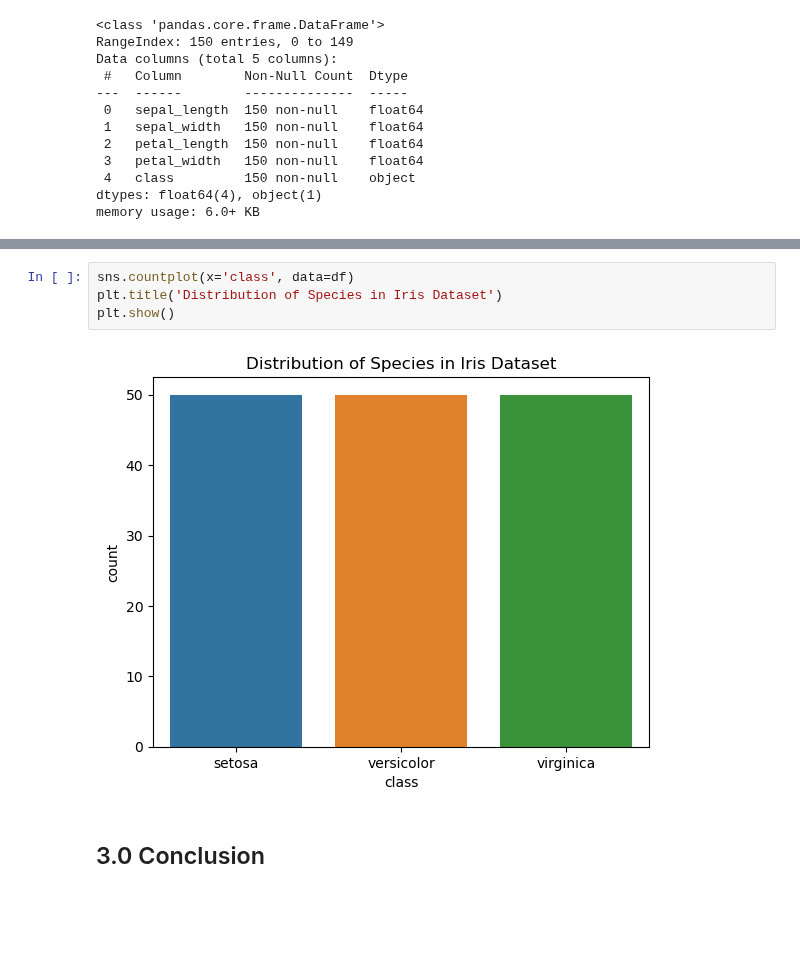
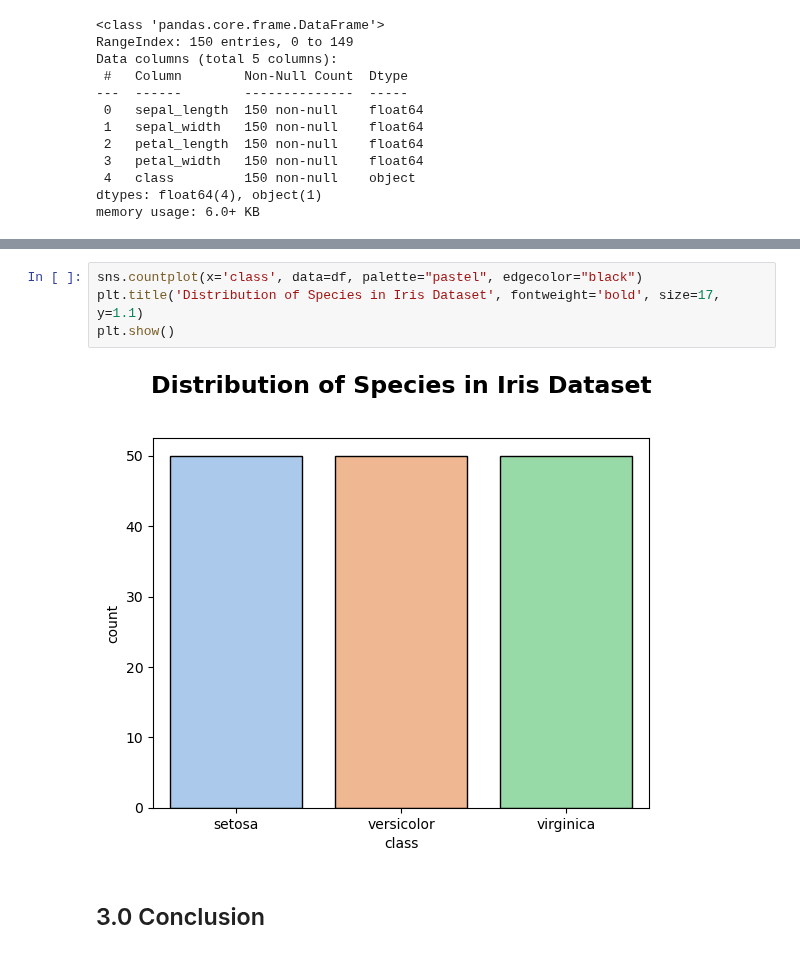
Before and after one commit to nurbujang/fundaw23, a Jupyter notebook: project.ipynb, the cells around one changed output, grey strips where cells are left out. Drawn from its saved outputs; the diff is of its cells as text; blank space fills up the shorter version.

```diff
--- a/project.ipynb
+++ b/project.ipynb
@@ -216,9 +386,9 @@ plt.show();
 # %%
-sns.countplot(x='class', data=df)
-plt.title('Distribution of Species in Iris Dataset')
+sns.countplot(x='class', data=df, palette="pastel", edgecolor="black")
+plt.title('Distribution of Species in Iris Dataset', fontweight='bold', size=17, y=1.1)
 plt.show()
 # %% [output]
-[figure, old version]
+[figure, new version]
 # %% [markdown]
 ## 3.0 Conclusion
 # %% [markdown]
```
Also changed, not shown: parts of 10 cells of this notebook, 2 other files.
